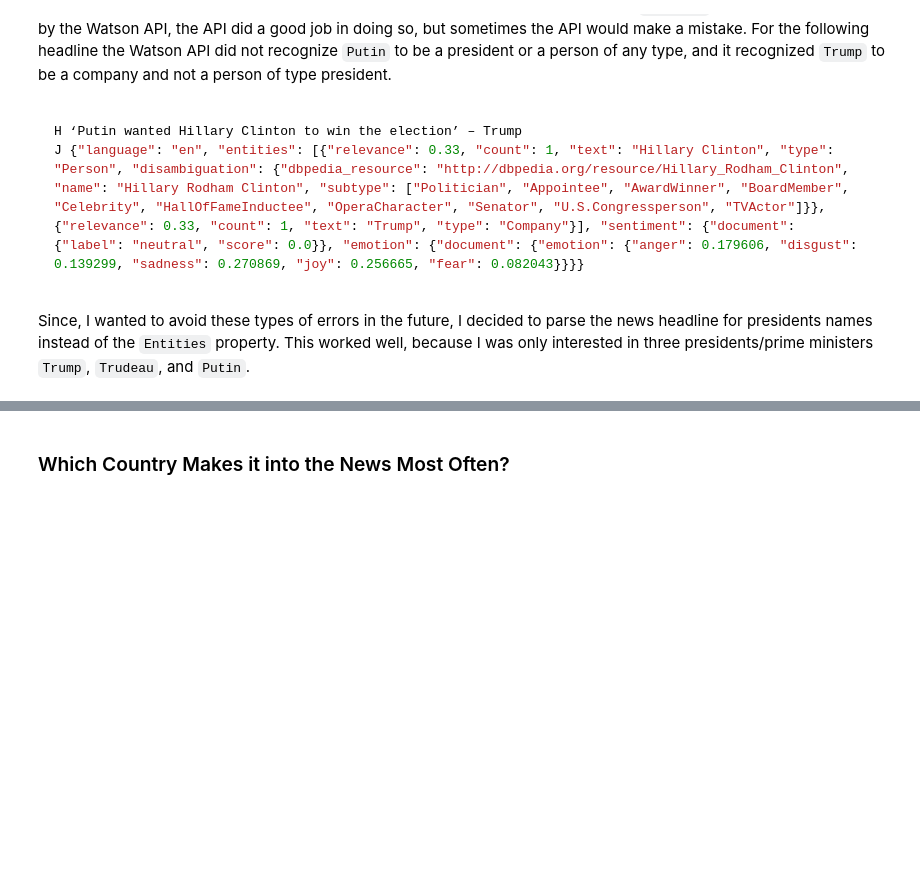
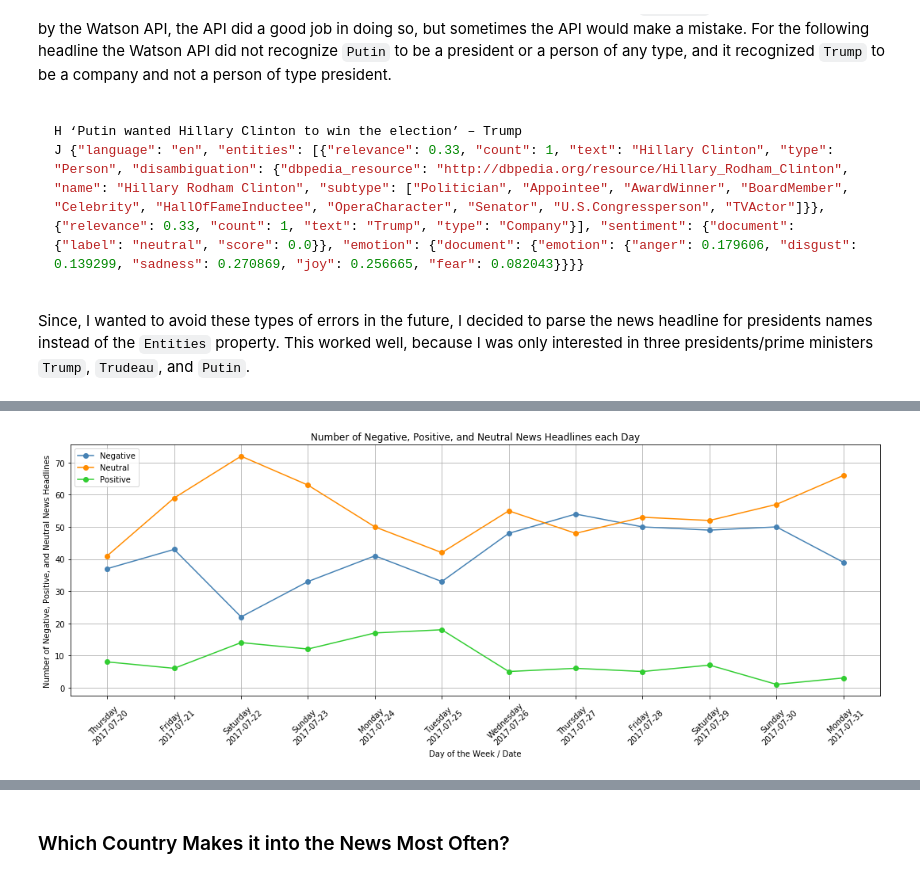
Before and after one commit to 00111000/Analyzing-Trends-in-News-Headlines, a Jupyter notebook: Analyzing-Trends-in-News-Headlines.ipynb, the cells around one changed output, grey strips where cells are left out. Cells and saved outputs as stored; diff of their text form; code cells hidden in the pictures; blank space fills up the shorter version.

```diff
--- a/Analyzing-Trends-in-News-Headlines.ipynb
+++ b/Analyzing-Trends-in-News-Headlines.ipynb
@@ -264,0 +242,93 @@ Name: SENTIMENT_LABEL, dtype: int64
+# %%
+# Only analyze news from 2017-07-20 to 2017-07-31, to make the analysis unbiased
+limited_sample = pd.concat([morning, day, evening])
+
+# Create emotions array, used when accessing `date_grouped` series
+emotions = ['negative', 'neutral', 'positive']
+
+# Get a list of all dates from the DATE column, ['2017-07-12', '2017-07-13', ...]
+dates = list(limited_sample.groupby('DATE').groups.keys())
+dates = sorted(dates)
+
+# Get a list of days of the week from the `dates` list, ['Wednesday', 'Thursday', ...]
+dates_df = pd.DataFrame(dates)
+days_of_week = pd.to_datetime(dates_df[0]).dt.weekday_name
+days_of_week = list(days_of_week)
+
+# Create a list, which contains combinations of `dates` and `days_of_week`
+days_of_week_dates = []
+
+# Fill the `days_of_week_dates` list
+for day, date in zip(days_of_week, dates):
+    temp = day + '\n' + date
+    days_of_week_dates.append(temp)
+
+# Group rows by DATE
+# In each group count the number of Negative, Neutral, and Positive news
+# This will include news from morning, day, and evening
+date_grouped = limited_sample.groupby('DATE').SENTIMENT_LABEL.value_counts()
+
+# Keep track of the number of days
+days_counter = 1
+days_counter_list = []
+
+# Keep track of the number of Negative, Neutral, and Positive news in each day
+negative = []
+neutral = []
+positive = []
+
+# Fill the `negative`, `neutral`, `positive`, and `days_counter_list` lists
+for date in dates:
+    for emotion in emotions:
+
+        # We access the date_grouped series as follows
+        # date_grouped['2017-07-12']['negative'] = number of negative news on 2017-07-12
+
+        if emotion == 'negative':
+
+            days_counter_list.append(days_counter)
+            days_counter += 1
+
+            try:
+                negative.append(date_grouped[date][emotion])
+            except:
+                negative.append(0)
+
+        if emotion == 'neutral':
+
+            try:
+                neutral.append(date_grouped[date][emotion])
+            except:
+                neutral.append(0)
+
+        if emotion == 'positive':
+
+            try:
+                positive.append(date_grouped[date][emotion])
+            except:
+                positive.append(0)
+
+# Plot Line Chart
+fig1, ax1 = plt.subplots(figsize = (15, 6))
+
+# Define lines
+ax1.plot(days_counter_list, negative, marker='o', zorder = 3, label = 'Negative', color = 'steelblue')
+ax1.plot(days_counter_list, neutral, marker='o', zorder = 3, label = 'Neutral', color = 'darkorange')
+ax1.plot(days_counter_list, positive, marker='o', zorder = 3, label = 'Positive', color = 'limegreen')
+
+# Define labels
+plt.title('Number of Negative, Positive, and Neutral News Headlines each Day')
+plt.xlabel('Day of the Week / Date')
+plt.ylabel('Number of Negative, Positive, and Neutral News Headlines')
+
+# Define x and y-axis ticks
+plt.xticks(days_counter_list, days_of_week_dates, rotation = 45)
+
+# Plot settings
+plt.grid(zorder = 0)
+plt.legend()
+plt.tight_layout()
+
+plt.show()
+# %% [output]
+[figure, added]
```
Also changed, not shown: parts of 34 cells of this notebook, 10 other files.
